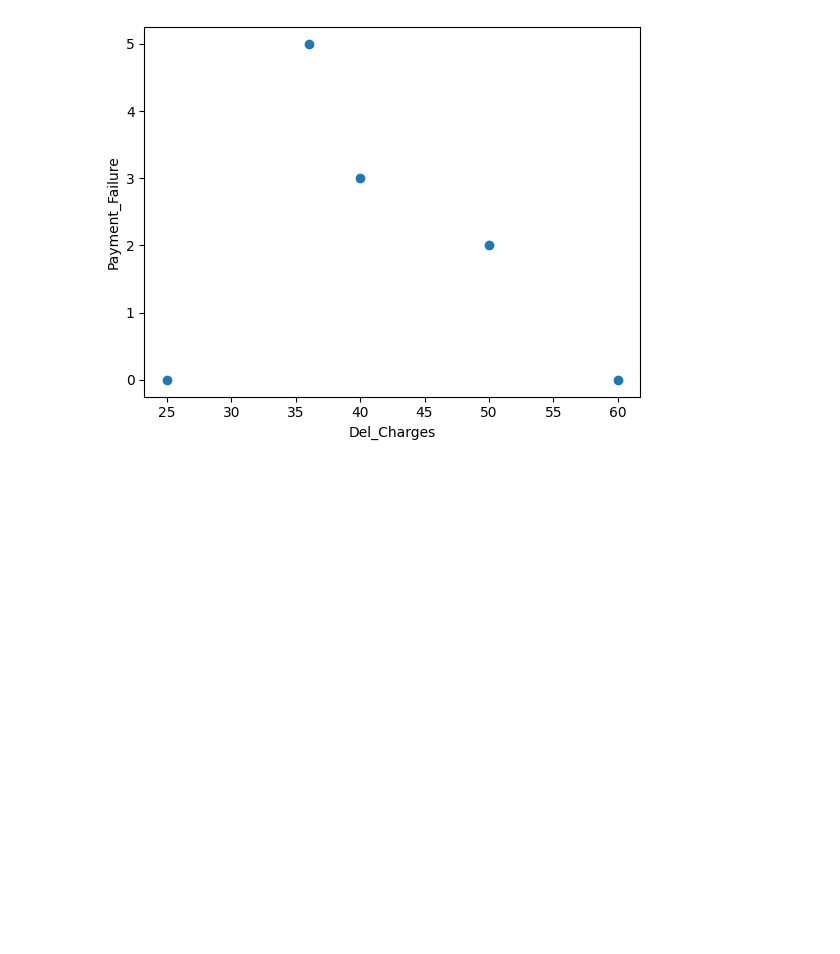
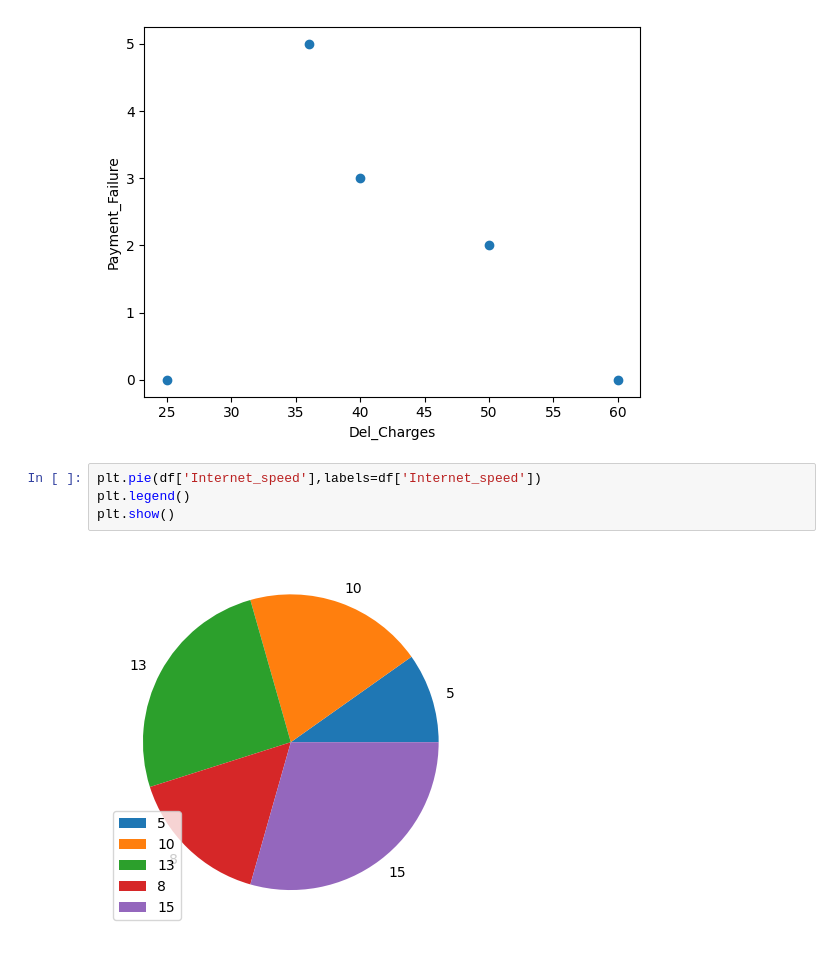
Before and after one commit to Rushalini/Statistical-Analysis, a Jupyter notebook: E_Commerce_Analysis.ipynb, the cells around one changed output. Cells and saved outputs as stored; diff of their text form; blank space fills up the shorter version.

```diff
--- a/E_Commerce_Analysis.ipynb
+++ b/E_Commerce_Analysis.ipynb
@@ -79,3 +79,9 @@ plt.ylabel('Payment_Failure')
 plt.show()
 # %% [output]
 [figure]
+# %%
+plt.pie(df['Internet_speed'],labels=df['Internet_speed'])
+plt.legend()
+plt.show()
+# %% [output]
+[figure, added]
```
